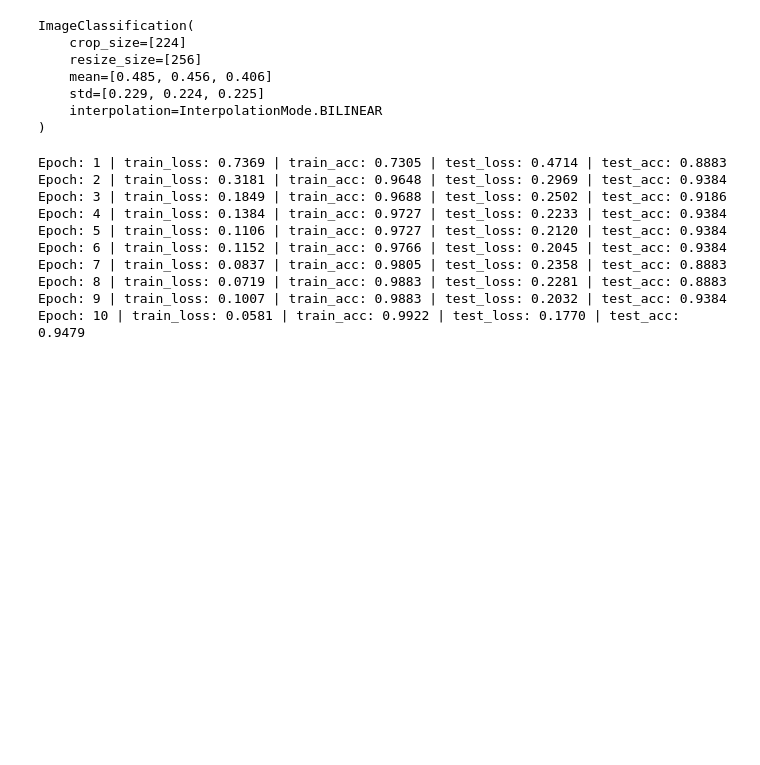
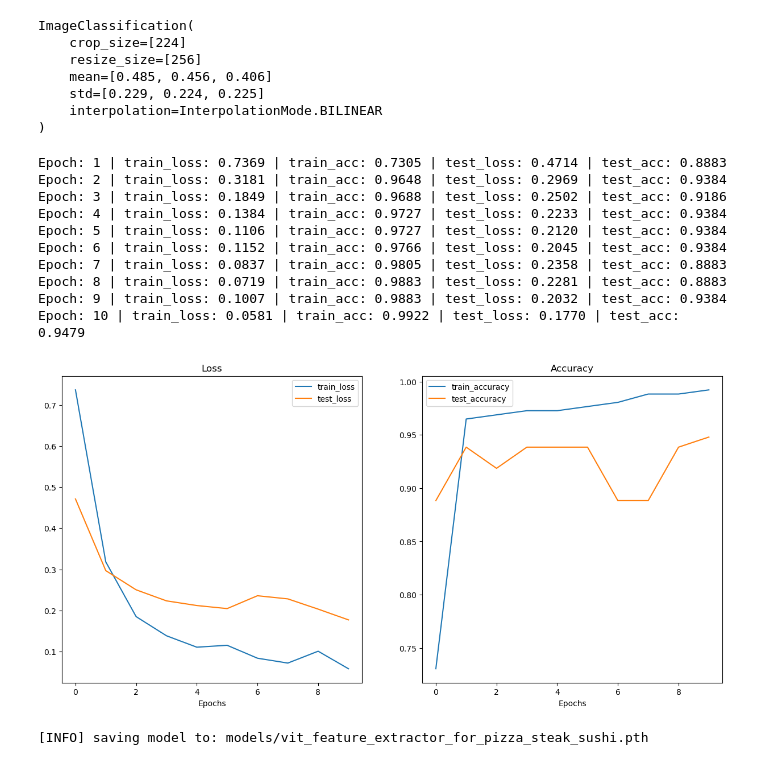
Before and after one commit to piyamure/ml_self_learning-, a Jupyter notebook: vision_transformer.ipynb, the cells around one changed output. Drawn from its saved outputs; the diff is of its cells as text; code cells hidden in the pictures; blank space fills up the shorter version.

```diff
--- a/vision_transformer.ipynb
+++ b/vision_transformer.ipynb
@@ -361,3 +361,14 @@ Epoch: 7 | train_loss: 0.0837 | train_acc: 0.9805 | test_loss: 0.2358 | test_acc
 Epoch: 8 | train_loss: 0.0719 | train_acc: 0.9883 | test_loss: 0.2281 | test_acc: 0.8883
 Epoch: 9 | train_loss: 0.1007 | train_acc: 0.9883 | test_loss: 0.2032 | test_acc: 0.9384
 Epoch: 10 | train_loss: 0.0581 | train_acc: 0.9922 | test_loss: 0.1770 | test_acc: 0.9479
+# %%
+# plot the loss curves -> you can see huge improvement to both loss and accuracy
+plot_loss_curves(pretrained_vit_results)
+# %% [output]
+[figure, added]
+# %%
+# save the model
+from going_modular import utils
+utils.save_model(model=pretrained_vit,target_dir="models",model_name="vit_feature_extractor_for_pizza_steak_sushi.pth")
+# %% [output]
+[INFO] saving model to: models/vit_feature_extractor_for_pizza_steak_sushi.pth
```
Also changed, not shown: parts of 2 cells of this notebook.
